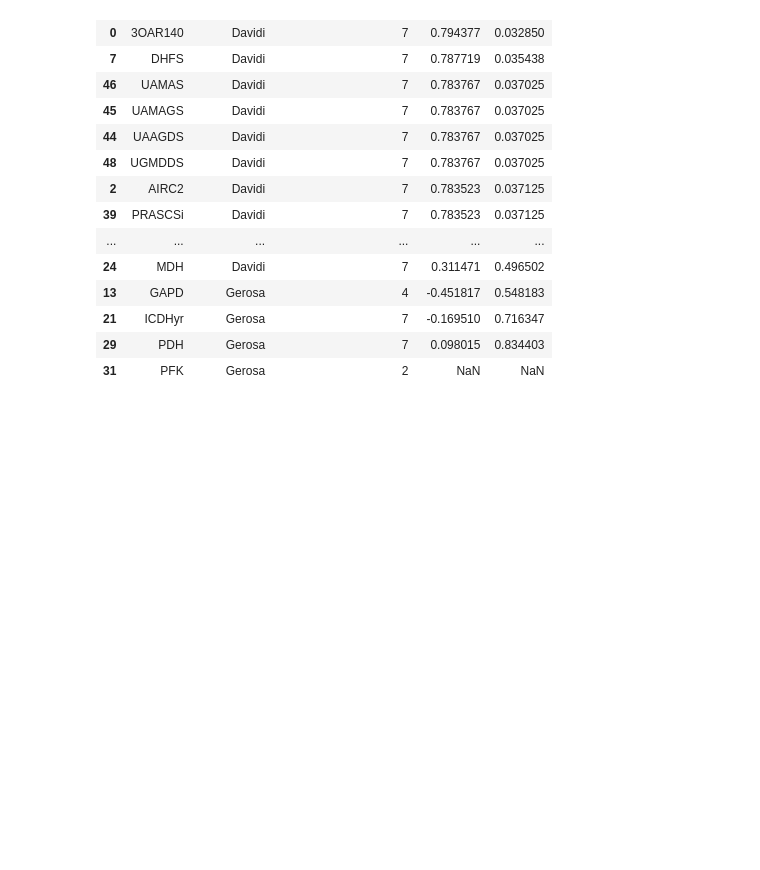
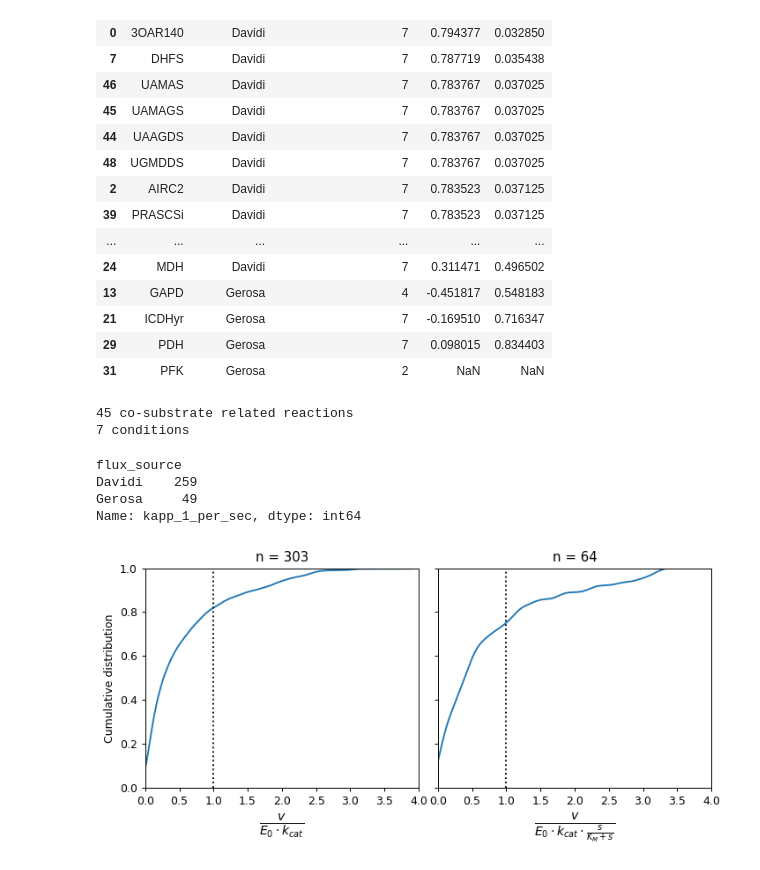
Before and after one commit to OSS-Lab/CoSubstrateDynamics, a Jupyter notebook: ecoli_validation/plot_flux_versus_bound.ipynb, the cells around one changed output. Saved outputs shown, nothing was run; the diff lists cells and outputs as text; code cells hidden in the pictures; blank space fills up the shorter version.

```diff
--- a/ecoli_validation/plot_flux_versus_bound.ipynb
+++ b/ecoli_validation/plot_flux_versus_bound.ipynb
@@ -215,3 +215,47 @@ display(correlation_df)
 | 21 | ICDHyr | Gerosa | 7 | -0.169510 | 0.716347 |
 | 29 | PDH | Gerosa | 7 | 0.098015 | 0.834403 |
 | 31 | PFK | Gerosa | 2 | NaN | NaN |
+# %%
+# print out some statistics about the dataset
+
+print(f"{len(joined_df.reaction.unique())} co-substrate related reactions")
+print(f"{len(joined_df.condition.unique())} conditions")
+# %% [output]
+45 co-substrate related reactions
+7 conditions
+# %%
+# count enzyme-flux-kcat combinations (i.e. where kapp was possible to calculate)
+joined_df.groupby("flux_source").count().kapp_1_per_sec
+# %% [output]
+flux_source
+Davidi    259
+Gerosa     49
+Name: kapp_1_per_sec, dtype: int64
+# %%
+figS2, axs = plt.subplots(1, 2, figsize=(8, 4), dpi=90, sharex=True, sharey=True)
+
+ax = axs[0]
+_df = joined_df.flux_mmol_per_gCDW_sec.abs()/joined_df.kcat_x_adunbance_mmol_per_gCDW_sec
+_df = _df[_df > 0]
+sns.kdeplot(_df, cumulative=True, bw_method=0.1, ax=ax)
+ax.plot([1, 1], [0, 1], "k:")
+ax.set_xlim(0, 4)
+ax.set_ylim(0, 1)
+ax.set_ylabel("Cumulative distribution")
+ax.set_xlabel(r"$\frac{v}{E_0 \cdot k_{cat}}$", fontsize=16)
+ax.set_title(f"n = {_df.shape[0]}")
+
+ax = axs[1]
+_df = joined_df.flux_mmol_per_gCDW_sec.abs()/ joined_df.kcat_x_adunbance_x_saturation_mmol_per_gCDW_sec
+_df = _df[_df > 0]
+sns.kdeplot(_df, cumulative=True, bw_method=0.1, ax=ax)
+ax.plot([1, 1], [0, 1], "k:")
+ax.set_xlim(0, 4)
+ax.set_ylim(0, 1)
+ax.set_ylabel("Cumulative distribution")
+ax.set_xlabel(r"$\frac{v}{E_0 \cdot k_{cat} \cdot \frac{s}{K_M + s}}$", fontsize=16)
+ax.set_title(f"n = {_df.shape[0]}")
+figS2.tight_layout()
+figS2.savefig("res/figS2.pdf")
+# %% [output]
+[figure, added]
```
Also changed, not shown: parts of 4 cells of this notebook, 5 other files.
